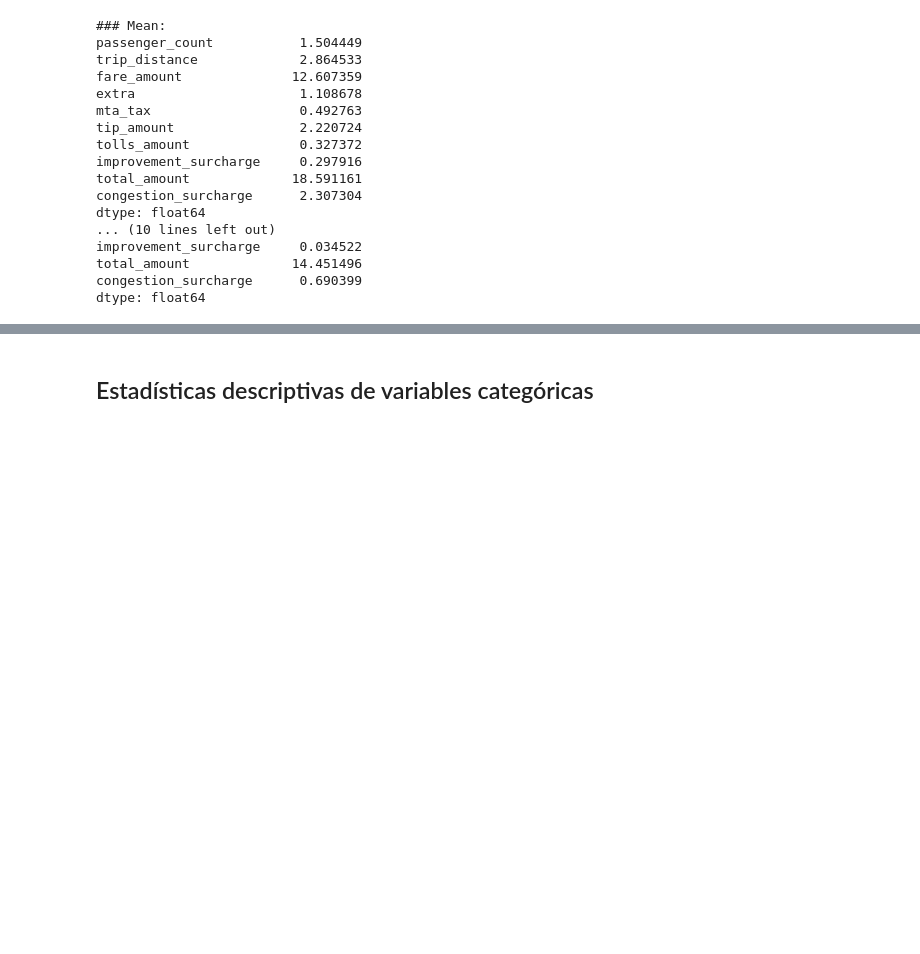
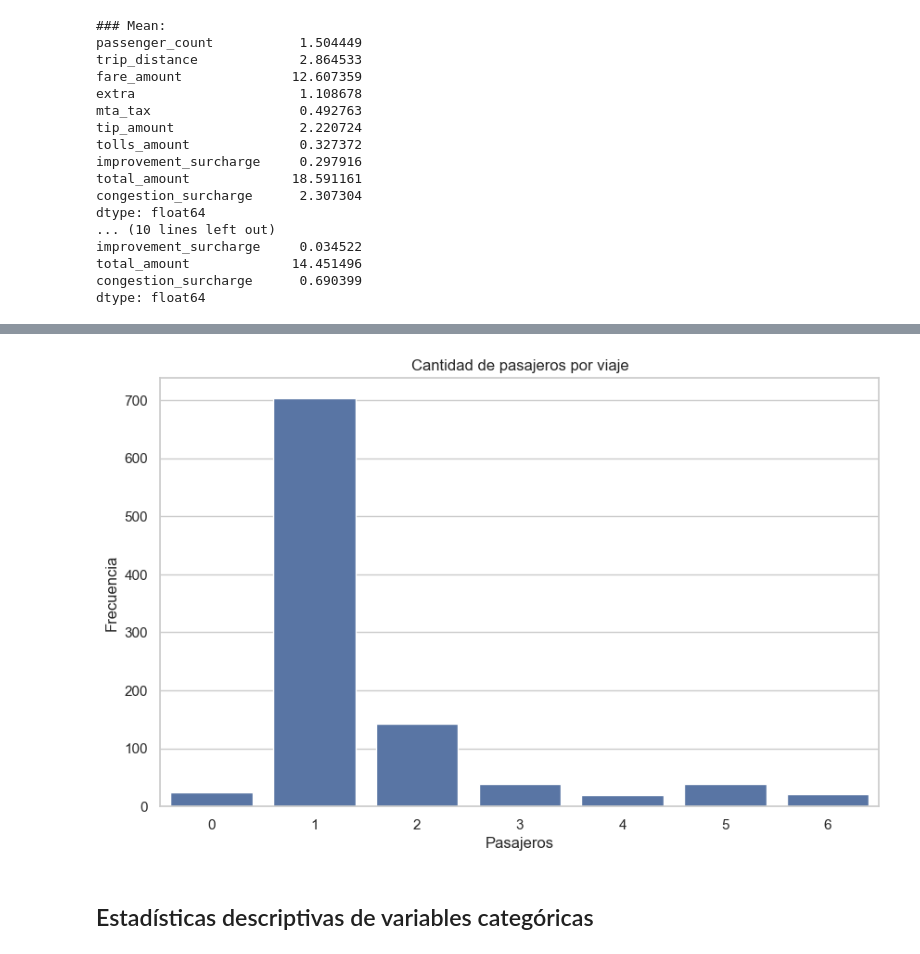
Before and after one commit to IA-UBA/analisis-de-datos, a Jupyter notebook: notebooks/EDA.ipynb, the cells around one changed output, grey strips where cells are left out. Drawn from its saved outputs; the diff is of its cells as text; code cells hidden in the pictures; blank space fills up the shorter version.

```diff
--- a/notebooks/EDA.ipynb
+++ b/notebooks/EDA.ipynb
@@ -173,2 +206,18 @@ sns.pairplot(sampled_num_df)
+# %%
+# Conteo de los valores en la columna
+conteo_valores = sampled_num_df.passenger_count.value_counts()
+
+sns.set(style="whitegrid")
+
+plt.figure(figsize=(10, 6))
+sns.barplot(x=conteo_valores.index.astype(int), y=conteo_valores.values)
+
+plt.title('Cantidad de pasajeros por viaje')
+plt.xlabel('Pasajeros')
+plt.ylabel('Frecuencia')
+
+plt.show()
+# %% [output]
+[figure, added]
 # %% [markdown]
 ## Estadísticas descriptivas de variables categóricas
```
Also changed, not shown: parts of 10 cells of this notebook, 1 other file.
